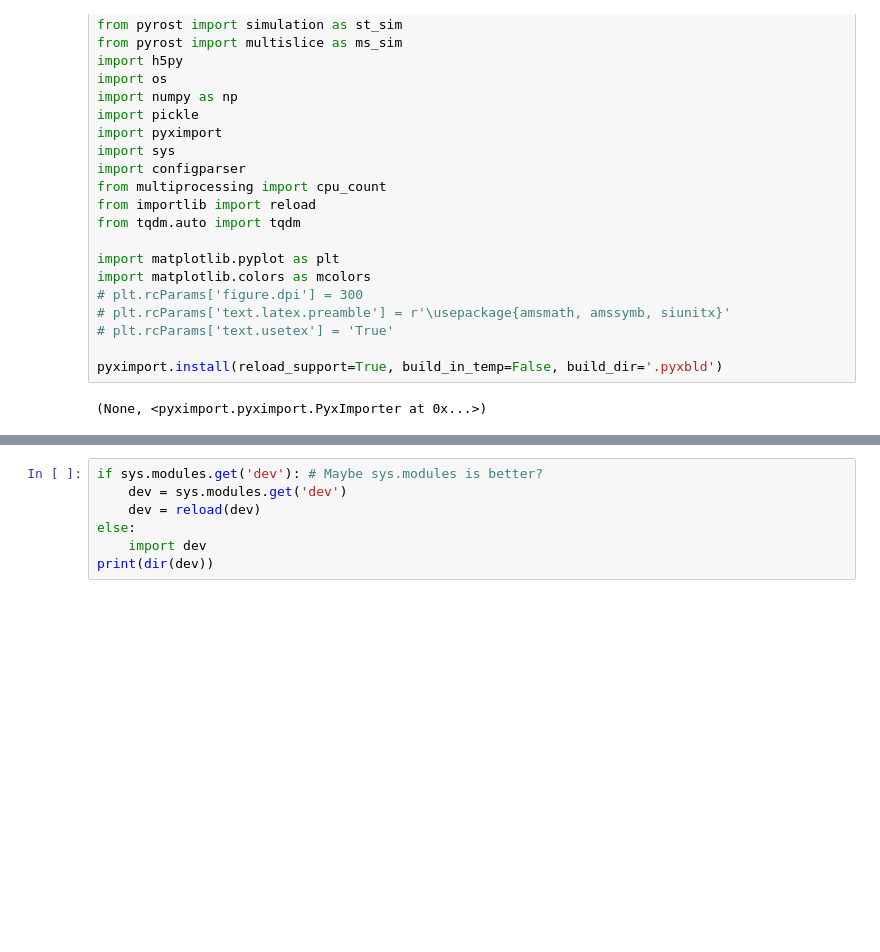
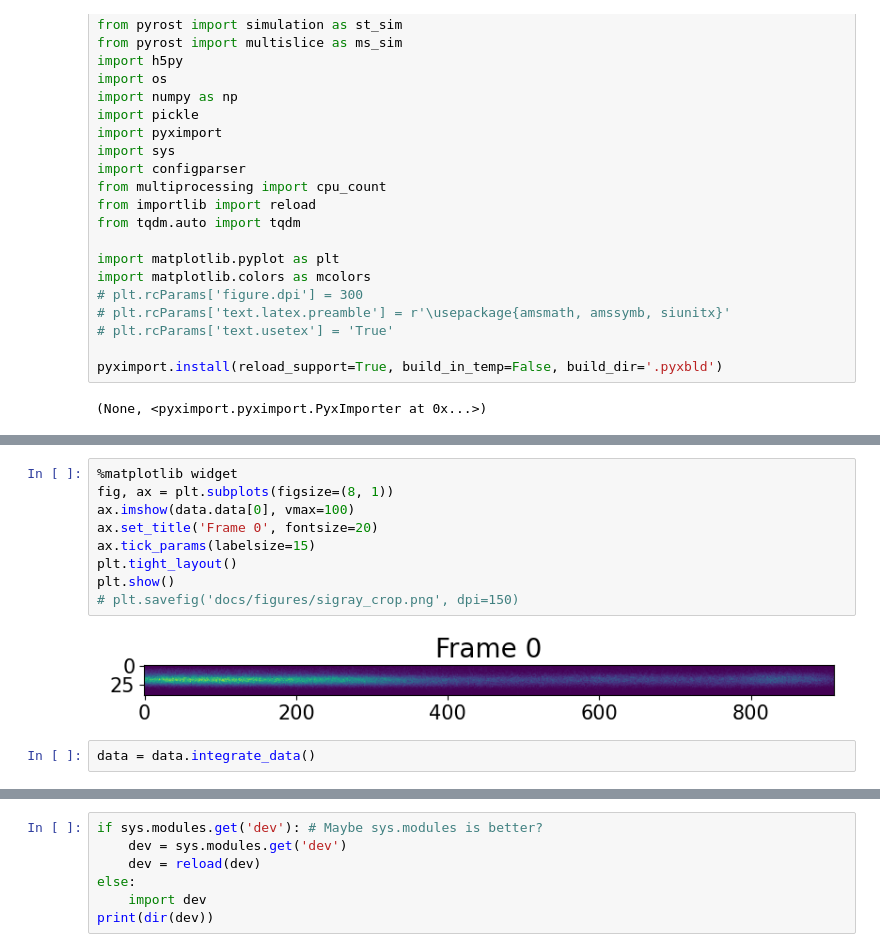
Before and after one commit to simply-nicky/pyrost, a Jupyter notebook: dev.ipynb, the cells around one changed output, grey strips where cells are left out. Drawn from its saved outputs; the diff is of its cells as text; blank space fills up the shorter version.

```diff
--- a/dev.ipynb
+++ b/dev.ipynb
@@ -27,0 +102,13 @@ pyximport.install(reload_support=True, build_in_temp=False, build_dir='.pyxbld')
+# %%
+%matplotlib widget
+fig, ax = plt.subplots(figsize=(8, 1))
+ax.imshow(data.data[0], vmax=100)
+ax.set_title('Frame 0', fontsize=20)
+ax.tick_params(labelsize=15)
+plt.tight_layout()
+plt.show()
+# plt.savefig('docs/figures/sigray_crop.png', dpi=150)
+# %% [output]
+[figure, added]
+# %%
+data = data.integrate_data()
```
Also changed, not shown: parts of 44 cells of this notebook, 4 other files.
